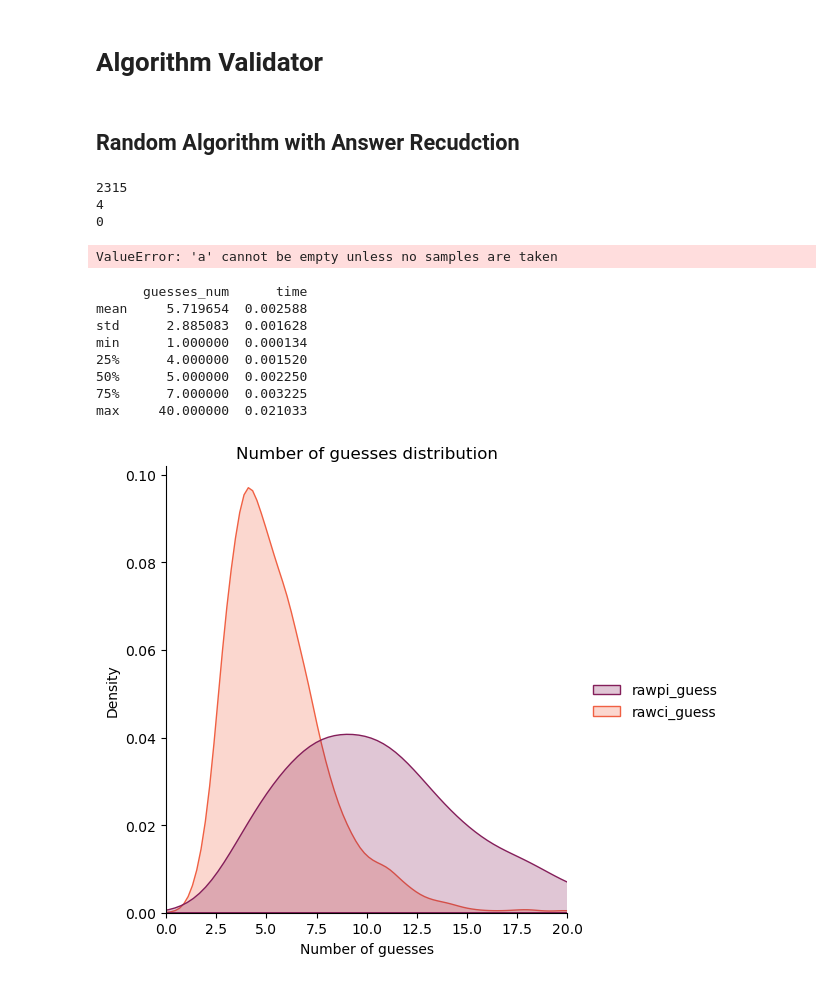
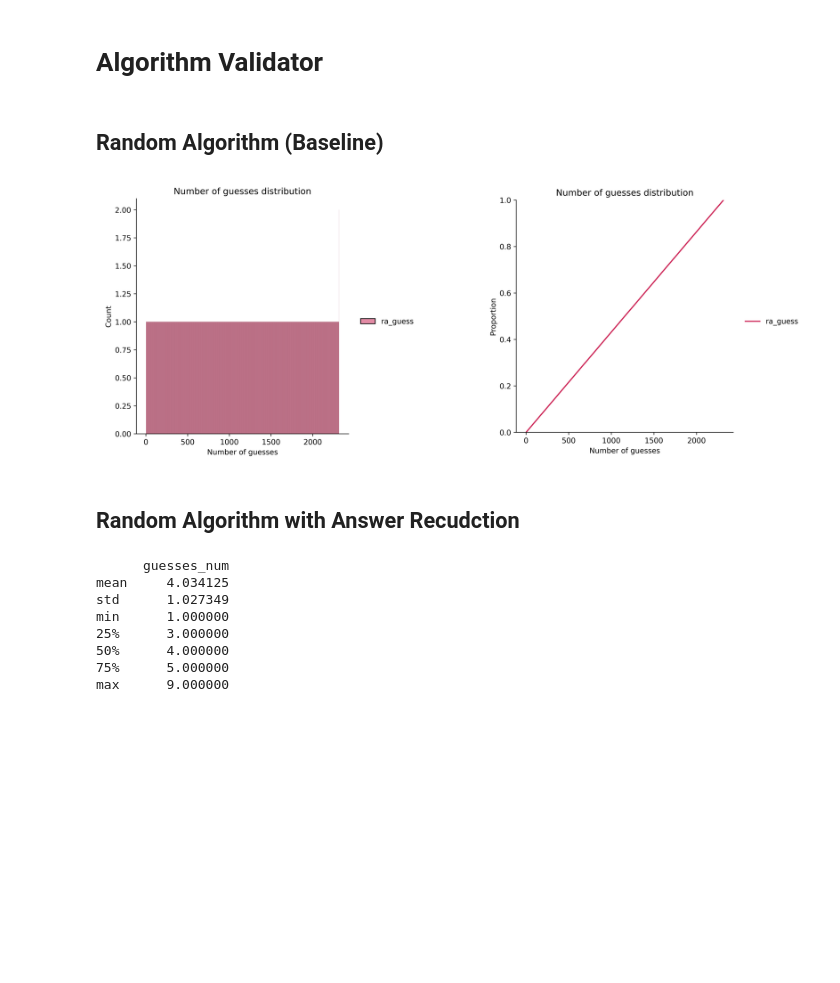
Before and after one commit to Rusiek/Wordle-Destroyer, a Jupyter notebook: main.ipynb, the cells around one changed output. Saved outputs shown, nothing was run; the diff lists cells and outputs as text; code cells hidden in the pictures; blank space fills up the shorter version.

Commit message:
Add baseline algorithm

```diff
--- a/main.ipynb
+++ b/main.ipynb
@@ -117,3 +150,40 @@ assert Algorithm.validate_ans('bbbbb', 'aaaaa') == [0, 0, 0, 0, 0]
+# %%
+def show_stats(arrays, names):
+    _, ax = plt.subplots(1, 2, figsize=(25, 10))
+    vis_stats(
+        arrays=arrays,
+        names=names,
+        filename='hist.png'
+    )
+    vis_stats(
+        arrays=arrays,
+        names=names,
+        filename='ecdf.png',
+        data_type='ecdf'
+    )
+
+    ax[0].imshow(plt.imread('hist.png'))
+    ax[0].axis('off')
+    ax[1].imshow(plt.imread('ecdf.png'))
+    ax[1].axis('off')
+
+    plt.show()
+# %% [markdown]
+## Random Algorithm (Baseline)
+# %%
+class RA(Algorithm):
+    def f(self, ans, ans_info, possible_words, **kwargs):
+        if len(ans) > 0:
+
+        return possible_words[0], possible_words[1:]
+# %%
+ra_stats = np.array(RA(word_list).validate_algorithm()).T
+# %%
+arrays = [ra_stats]
+names = ['ra_guess']
+show_stats(arrays, names)
+# %% [output]
+[figure, added]
 # %% [markdown]
 ## Random Algorithm with Answer Recudction
 # %%
@@ -128,26 +198,13 @@ class RAAR(Algorithm):
 # %%
-rawci_stats = np.array(RAAR(word_list).validate_algorithm()).T
+raar_stats = np.array(RAAR(word_list).validate_algorithm()).T
-# %% [output]
-2315
-4
-0
-ValueError: 'a' cannot be empty unless no samples are taken
 # %%
-print_stats(rawci_stats)
+print_stats(raar_stats)
 # %% [output]
-      guesses_num      time
-mean     5.719654  0.002588
-std      2.885083  0.001628
-min      1.000000  0.000134
-25%      4.000000  0.001520
-50%      5.000000  0.002250
-75%      7.000000  0.003225
-max     40.000000  0.021033
+      guesses_num
+mean     4.034125
+std      1.027349
+min      1.000000
+25%      3.000000
+50%      4.000000
+75%      5.000000
+max      9.000000
-# %%
-show_dist(
-    arrays=[rawpi_stats[:, 0], rawci_stats[:, 0]],
-    names=['rawpi_guess', 'rawci_guess'],
-    x_range=(0, 20)
-)
-# %% [output]
-[figure, removed]
```
Also changed, not shown: parts of 6 cells of this notebook.
